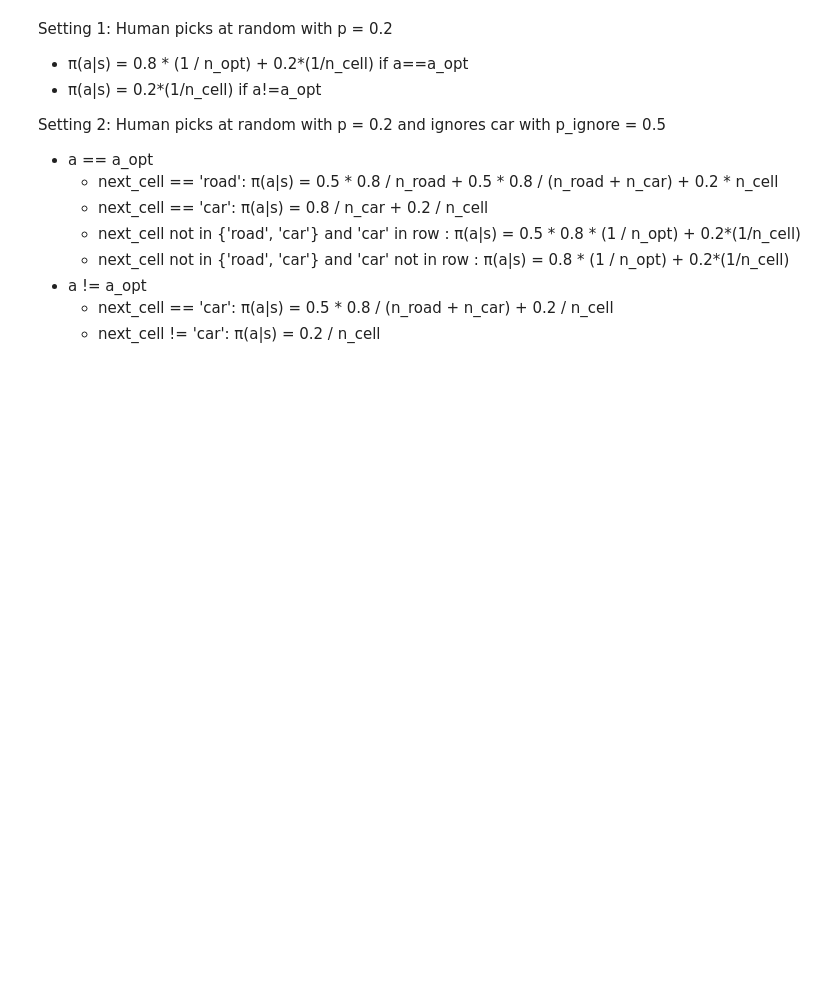
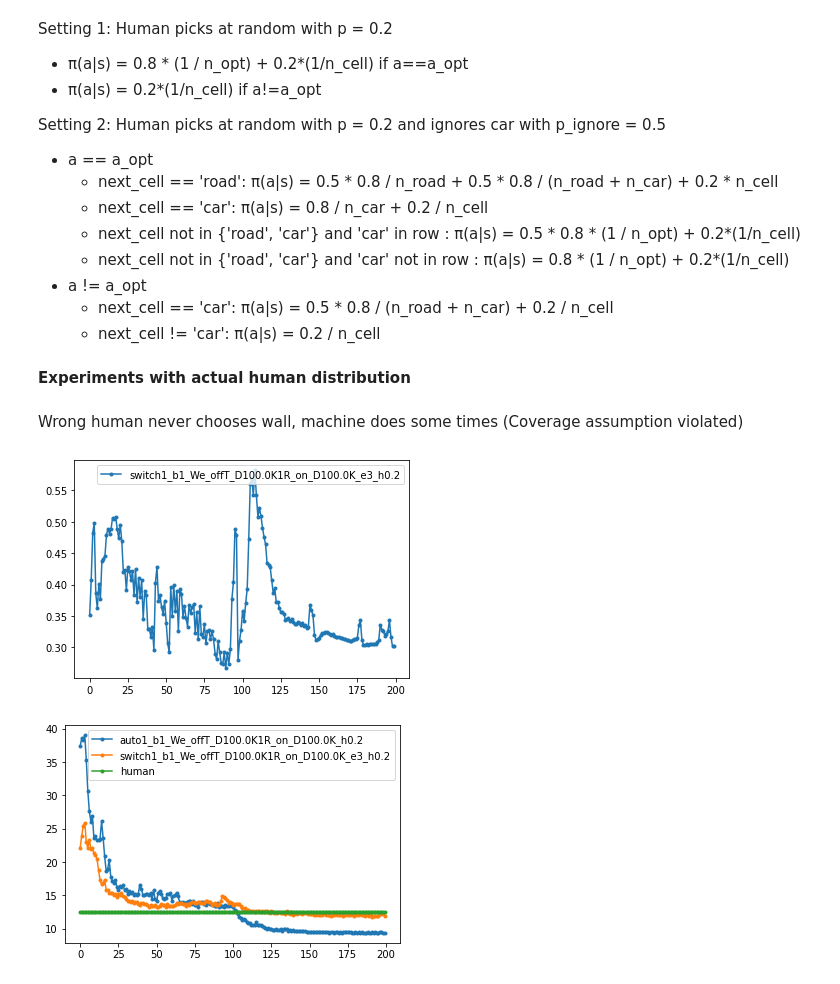
Before and after one commit to ElenStr/human-machine-switching, a Jupyter notebook: plot.ipynb, the cells around one changed output. Drawn from its saved outputs; the diff is of its cells as text; code cells hidden in the pictures; blank space fills up the shorter version.

```diff
--- a/plot.ipynb
+++ b/plot.ipynb
@@ -192,3 +210,20 @@ Human picks at random with p = 0.2 and ignores car with p_ignore = 0.5
 *   a != a_opt
     *   next_cell == 'car': π(a|s) = 0.5 \* 0.8 / (n_road + n_car) + 0.2 / n_cell
     *   next_cell != 'car': π(a|s) = 0.2 / n_cell
+# %% [markdown]
+**Experiments with actual human distribution**
+# %% [markdown]
+Wrong human never chooses wall, machine does some times (Coverage assumption violated)
+# %%
+setting = 1
+n_traj = 100000
+n_episodes = 100000
+with open(f'{ROOT_DIR}/outputs/trajectories/humaN{setting}_0.2_{switching_noise}_{init_traffic_level}_trajectories_{n_traj}_1_agent_pureState', 'rb') as file:
+    human = pickle.load(file)
+    root_dir = f'{ROOT_DIR}/results/'
+    agents = [f'auto{setting}_b1_We_offT_D{n_traj/1000}K1R_on_D{n_episodes/1000}K_h0.2',
+                f'switch{setting}_b1_We_offT_D{n_traj/1000}K1R_on_D{n_episodes/1000}K_e3_h0.2']
+    df = plot_performance(root_dir,eval_set, agents, human=human)
+# %% [output]
+[figure, added]
+[figure, added]
```
Also changed, not shown: parts of 14 cells of this notebook, 4 other files.
